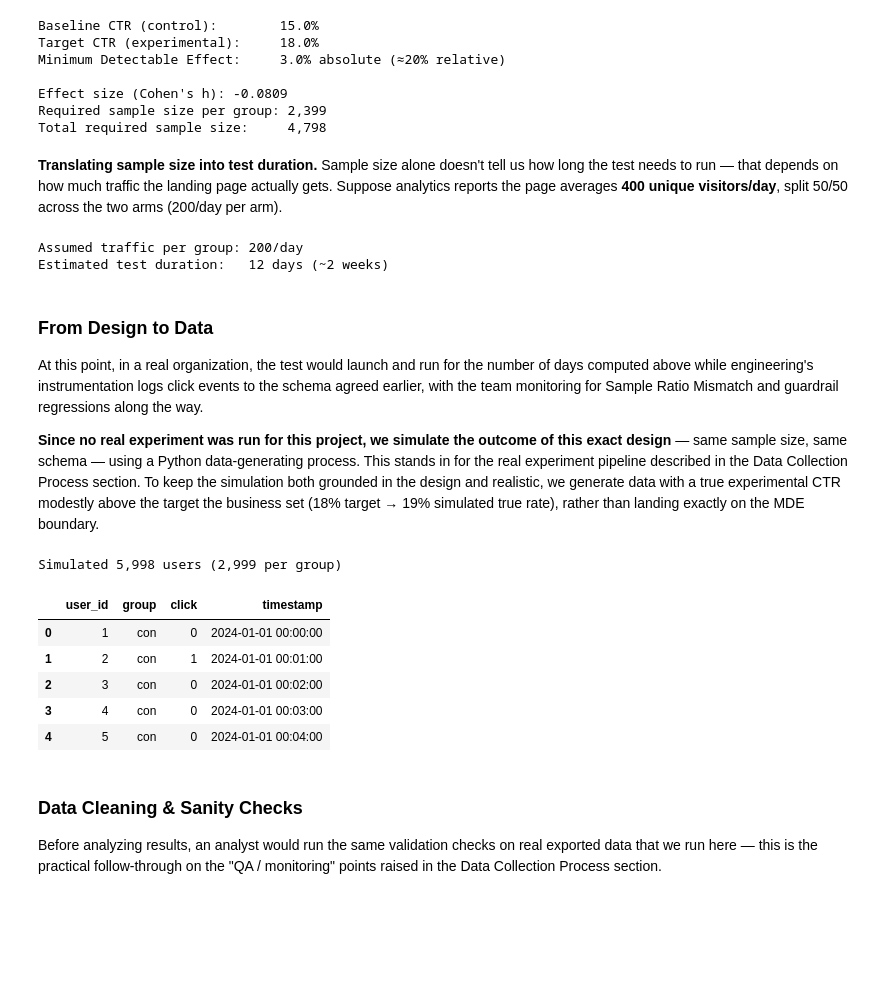
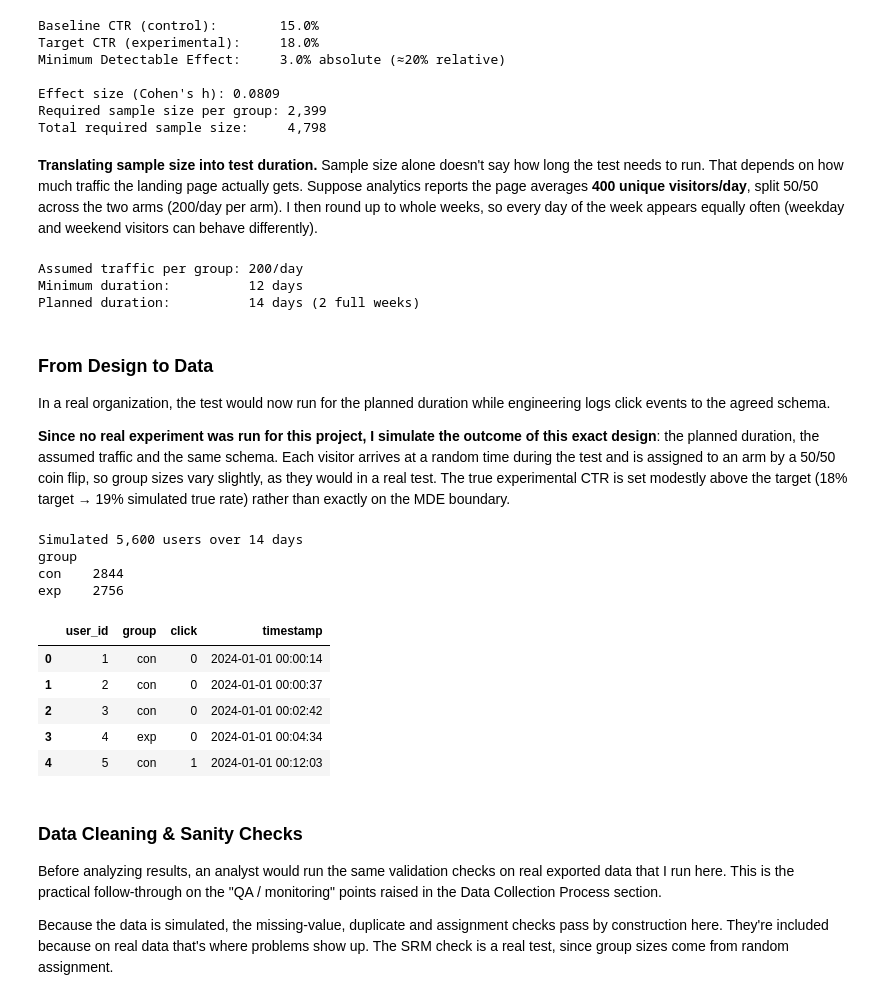
Before and after one commit to Ampofowaa/landing-page-ab-test, a Jupyter notebook: ab_test_case_study.ipynb, the cells around one changed output. Cells and saved outputs as stored; diff of their text form; code cells hidden in the pictures; blank space fills up the shorter version.

```diff
--- a/ab_test_case_study.ipynb
+++ b/ab_test_case_study.ipynb
@@ -96,7 +105,7 @@ alpha = 0.05          # significance level
 power = 0.80          # desired power (1 - beta)
 
 p_con_baseline = 0.15       # current CTR of the "Secure Free Trial" button
-mde_relative = 0.20         # relative lift equivalent to the absolute MDE below (for reference)
+mde_relative = 0.20         # target relative lift; sets the 3pp absolute MDE below
 p_exp_target = p_con_baseline * (1 + mde_relative)   # target CTR of "Enroll Now"
 mde_absolute = p_exp_target - p_con_baseline
 
@@ -104,9 +113,10 @@ print(f"Baseline CTR (control):        {p_con_baseline:.1%}")
 print(f"Target CTR (experimental):     {p_exp_target:.1%}")
 print(f"Minimum Detectable Effect:     {mde_absolute:.1%} absolute (≈{mde_relative:.0%} relative)")
 
-# Effect size for two independent proportions
+# Effect size for two independent proportions. Cohen's h comes out negative because the
+# baseline is passed first; only its size matters for the sample-size calculation.
 effect_size = sms.proportion_effectsize(p_con_baseline, p_exp_target)
-print(f"\nEffect size (Cohen's h): {effect_size:.4f}")
+print(f"\nEffect size (Cohen's h): {abs(effect_size):.4f}")
 
 # Required sample size per group, assuming equal-sized arms
 required_n = sms.NormalIndPower().solve_power(
@@ -124,74 +134,80 @@ Baseline CTR (control):        15.0%
 Target CTR (experimental):     18.0%
 Minimum Detectable Effect:     3.0% absolute (≈20% relative)
 
-Effect size (Cohen's h): -0.0809
+Effect size (Cohen's h): 0.0809
 Required sample size per group: 2,399
 Total required sample size:     4,798
 # %% [markdown]
-**Translating sample size into test duration.** Sample size alone doesn't tell us how long the test needs to run — that depends on how much traffic the landing page actually gets. Suppose analytics reports the page averages **400 unique visitors/day**, split 50/50 across the two arms (200/day per arm).
+**Translating sample size into test duration.** Sample size alone doesn't say how long the test needs to run. That depends on how much traffic the landing page actually gets. Suppose analytics reports the page averages **400 unique visitors/day**, split 50/50 across the two arms (200/day per arm). I then round up to whole weeks, so every day of the week appears equally often (weekday and weekend visitors can behave differently).
 # %%
 # Traffic assumption, agreed with the analytics team
 daily_visitors_per_group = 200
 
-test_duration_days = ceil(required_n / daily_visitors_per_group)
+min_duration_days = ceil(required_n / daily_visitors_per_group)
+# Round up to whole weeks so day-of-week effects are balanced
+test_duration_days = ceil(min_duration_days / 7) * 7
 
 print(f"Assumed traffic per group: {daily_visitors_per_group}/day")
-print(f"Estimated test duration:   {test_duration_days} days (~{ceil(test_duration_days / 7)} weeks)")
+print(f"Minimum duration:          {min_duration_days} days")
+print(f"Planned duration:          {test_duration_days} days ({test_duration_days // 7} full weeks)")
 # %% [output]
 Assumed traffic per group: 200/day
-Estimated test duration:   12 days (~2 weeks)
+Minimum duration:          12 days
+Planned duration:          14 days (2 full weeks)
 # %% [markdown]
 ### From Design to Data
 
-At this point, in a real organization, the test would launch and run for the number of days computed above while engineering's instrumentation logs click events to the schema agreed earlier, with the team monitoring for Sample Ratio Mismatch and guardrail regressions along the way.
+In a real organization, the test would now run for the planned duration while engineering logs click events to the agreed schema.
 
-**Since no real experiment was run for this project, we simulate the outcome of this exact design** — same sample size, same schema — using a Python data-generating process. This stands in for the real experiment pipeline described in the Data Collection Process section. To keep the simulation both grounded in the design and realistic, we generate data with a true experimental CTR modestly above the target the business set (18% target → 19% simulated true rate), rather than landing exactly on the MDE boundary.
+**Since no real experiment was run for this project, I simulate the outcome of this exact design**: the planned duration, the assumed traffic and the same schema. Each visitor arrives at a random time during the test and is assigned to an arm by a 50/50 coin flip, so group sizes vary slightly, as they would in a real test. The true experimental CTR is set modestly above the target (18% target → 19% simulated true rate) rather than exactly on the MDE boundary.
 # %%
 np.random.seed(42)
 
-# Buffer above the minimum required sample size, representing a few extra days of traffic
-buffer_days = 3
-n_per_group = required_n + buffer_days * daily_visitors_per_group
+n_total = test_duration_days * daily_visitors_per_group * 2
 
-# True click probabilities used to simulate the experiment outcome. We simulate the
-# experimental CTR slightly above the target (target 18%, simulated true 19%) to represent
-# a plausible real-world scenario where the change performs a bit better than the minimum
-# bar stakeholders set — rather than landing exactly on the MDE boundary, which would make
-# the practical-significance call a coin flip driven by sampling noise alone.
+# True click probabilities used to simulate the outcome. The experimental CTR is set
+# slightly above the 18% target (19% true rate), a plausible case where the change beats
+# the minimum bar. Setting it exactly at the MDE would make the decision rule
+# (observed lift >= MDE) a coin flip driven by sampling noise alone.
 p_click_con_true = p_con_baseline
 p_click_exp_true = p_exp_target + 0.01
 
-groups = np.array(['con'] * n_per_group + ['exp'] * n_per_group)
-clicks_con = np.random.binomial(1, p_click_con_true, size=n_per_group)
-clicks_exp = np.random.binomial(1, p_click_exp_true, size=n_per_group)
-clicks = np.concatenate([clicks_con, clicks_exp])
-
-n_total = n_per_group * 2
-timestamps = pd.date_range(start="2024-01-01 00:00:00", periods=n_total, freq="min")
+# Each visitor arrives at a random time during the test and is assigned by a 50/50 coin flip
+arrival_seconds = np.sort(np.random.uniform(0, test_duration_days * 24 * 3600, size=n_total))
+timestamps = pd.Timestamp("2024-01-01") + pd.to_timedelta(arrival_seconds, unit="s")
+groups = np.where(np.random.binomial(1, 0.5, size=n_total) == 1, 'exp', 'con')
+p_click = np.where(groups == 'exp', p_click_exp_true, p_click_con_true)
+clicks = np.random.binomial(1, p_click)
 
 df_ab_test = pd.DataFrame({
     'user_id': np.arange(1, n_total + 1),
     'group': groups,
     'click': clicks,
-    'timestamp': timestamps,
+    'timestamp': timestamps.floor('s'),
 })
 
 df_ab_test.to_csv('ab_test_click_data.csv', index=False)
 
-print(f"Simulated {n_total:,} users ({n_per_group:,} per group)")
+print(f"Simulated {n_total:,} users over {test_duration_days} days")
+print(df_ab_test['group'].value_counts().to_string())
 df_ab_test.head()
 # %% [output]
-Simulated 5,998 users (2,999 per group)
+Simulated 5,600 users over 14 days
+group
+con    2844
+exp    2756
 |  | user_id | group | click | timestamp |
-| 0 | 1 | con | 0 | 2024-01-01 00:00:00 |
-| 1 | 2 | con | 1 | 2024-01-01 00:01:00 |
-| 2 | 3 | con | 0 | 2024-01-01 00:02:00 |
-| 3 | 4 | con | 0 | 2024-01-01 00:03:00 |
-| 4 | 5 | con | 0 | 2024-01-01 00:04:00 |
+| 0 | 1 | con | 0 | 2024-01-01 00:00:14 |
+| 1 | 2 | con | 0 | 2024-01-01 00:00:37 |
+| 2 | 3 | con | 0 | 2024-01-01 00:02:42 |
+| 3 | 4 | exp | 0 | 2024-01-01 00:04:34 |
+| 4 | 5 | con | 1 | 2024-01-01 00:12:03 |
 # %% [markdown]
 ### Data Cleaning & Sanity Checks
 
-Before analyzing results, an analyst would run the same validation checks on real exported data that we run here — this is the practical follow-through on the "QA / monitoring" points raised in the Data Collection Process section.
+Before analyzing results, an analyst would run the same validation checks on real exported data that I run here. This is the practical follow-through on the "QA / monitoring" points raised in the Data Collection Process section.
+
+Because the data is simulated, the missing-value, duplicate and assignment checks pass by construction here. They're included because on real data that's where problems show up. The SRM check is a real test, since group sizes come from random assignment.
 # %%
 # 1. Missing values
 print("Missing values per column:")
```
Also changed, not shown: parts of 32 cells of this notebook.
